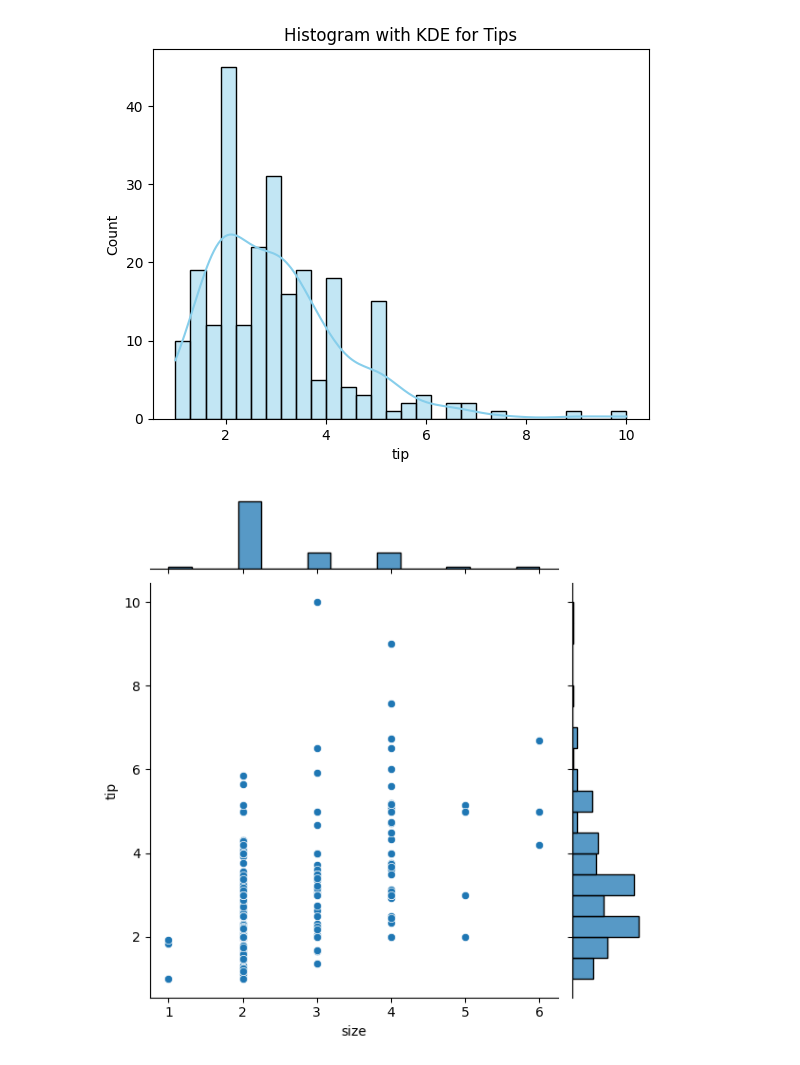
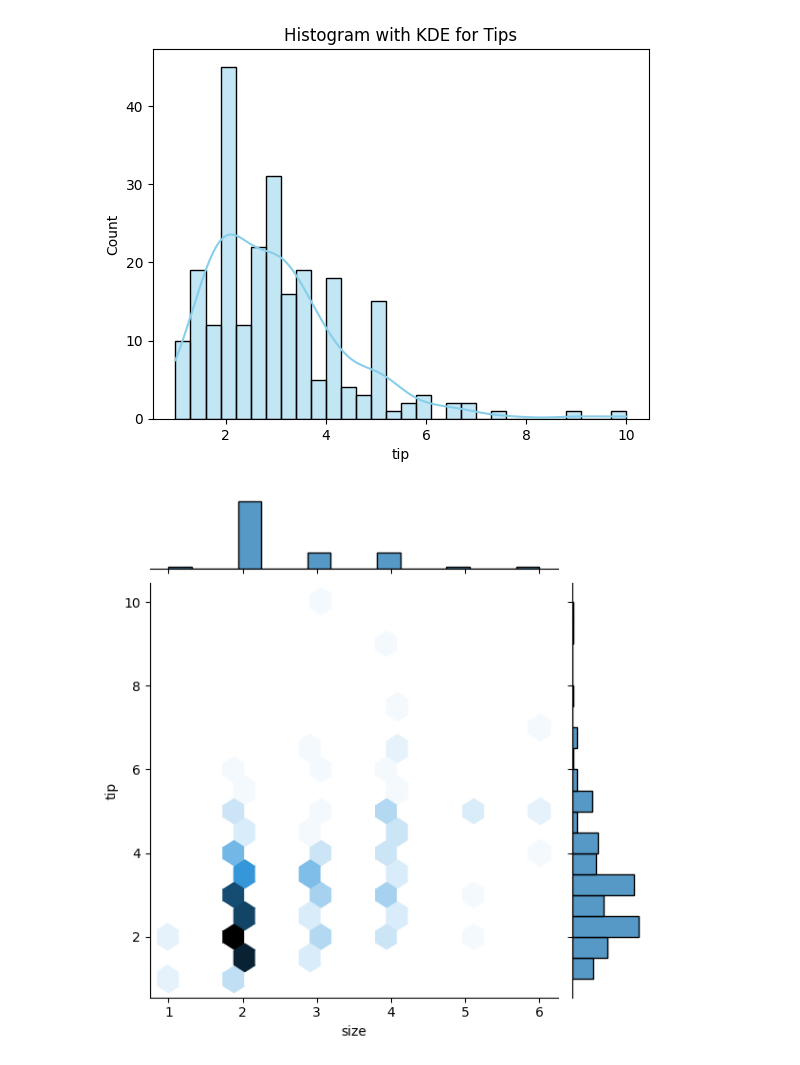
Before and after one commit to Choiwanwoo-03/MachineLearning_CodePractice, a Jupyter notebook: Seaborn_library_practice.ipynb, the cells around one changed output. Drawn from its saved outputs; the diff is of its cells as text; code cells hidden in the pictures.

```diff
--- a/Seaborn_library_practice.ipynb
+++ b/Seaborn_library_practice.ipynb
@@ -108,8 +108,8 @@ plt.show()
 # %% [output]
 [figure]
 # %%
-sns.jointplot(x = 'size', y = 'tip', data = tips, kind = 'scatter')
+sns.jointplot(x = 'size', y = 'tip', data = tips, kind = 'hex')
 plt.show()
 # %% [output]
-[figure, old version]
+[figure, new version]
 # %%
```
Also changed, not shown: parts of 1 cell of this notebook, 6 other files.
